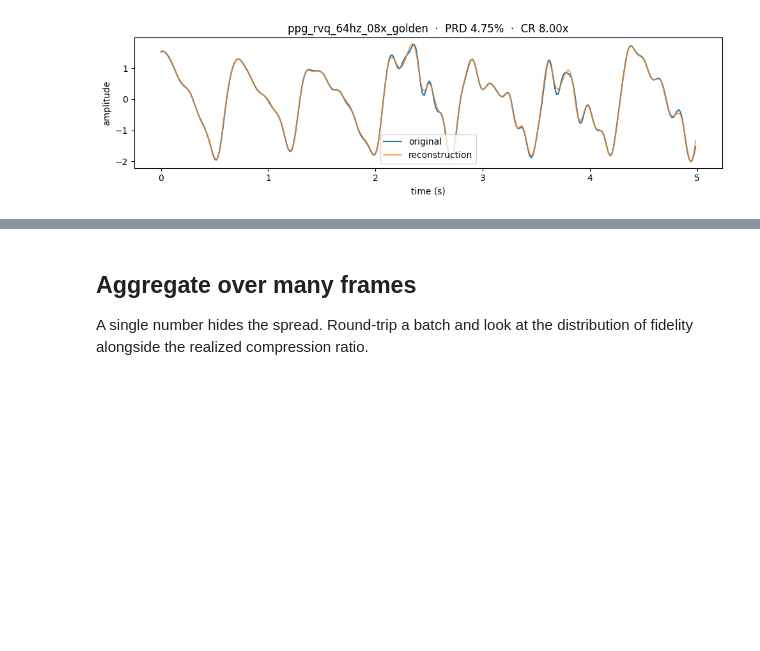
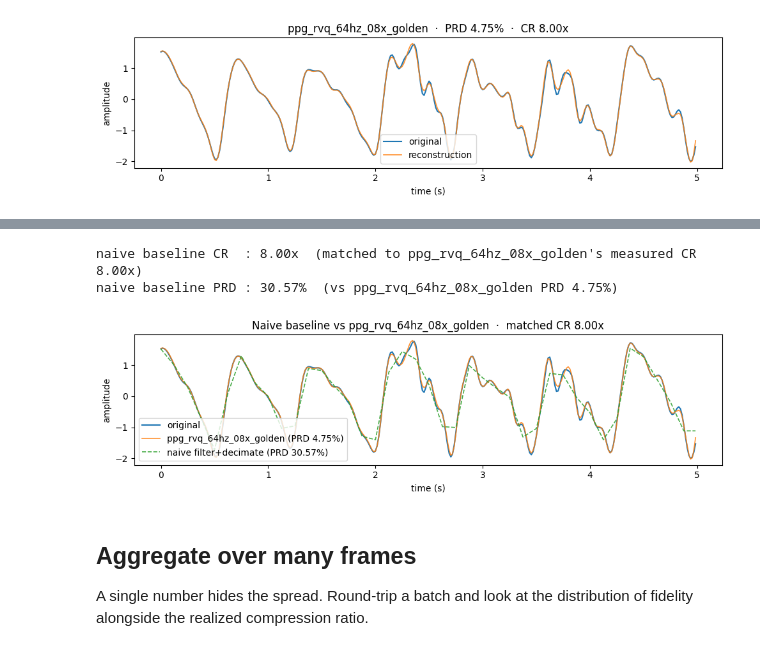
Before and after one commit to AmbiqAI/compressionkit, a Jupyter notebook: examples/01_quickstart_golden_codec.ipynb, the cells around one changed output, grey strips where cells are left out. Saved outputs shown, nothing was run; the diff lists cells and outputs as text; code cells hidden in the pictures; blank space fills up the shorter version.

```diff
--- a/examples/01_quickstart_golden_codec.ipynb
+++ b/examples/01_quickstart_golden_codec.ipynb
@@ -151,3 +162,50 @@ plt.show()
+# %%
+def naive_downsample_reconstruct(x: np.ndarray, sample_rate: float, cr: float) -> tuple[np.ndarray, float]:
+    """Anti-alias low-pass + decimate by ~`cr`, then linearly interpolate back.
+
+    Returns the reconstruction (same length as `x`) and the measured CR,
+    assuming the decimated samples are stored as raw 32-bit floats (no
+    entropy coding at all). This is a floor, not a competitive baseline.
+    """
+    stride = max(1, round(cr))
+    nyq = 0.5 * sample_rate
+    cutoff = min(0.9 * nyq / stride, 0.99 * nyq)
+    sos = butter(4, cutoff / nyq, btype="low", output="sos")
+    filtered = sosfiltfilt(sos, x)
+    idx = np.arange(0, x.size, stride)
+    decimated = filtered[idx]
+    recon = np.interp(np.arange(x.size), idx, decimated)
+    measured_cr = x.size / decimated.size
+    return recon.astype(np.float32), measured_cr
+
+
+naive_recon, naive_cr = naive_downsample_reconstruct(frame, codec.sample_rate, true_cr)
+naive_metrics = compute_signal_metrics(frame, naive_recon)
+
+print(f"naive baseline CR  : {naive_cr:.2f}x  (matched to {codec.name}'s measured CR {true_cr:.2f}x)")
+print(f"naive baseline PRD : {naive_metrics['prd_percent']:.2f}%  (vs {codec.name} PRD {m['prd_percent']:.2f}%)")
+
+plt.figure(figsize=(10, 3))
+plt.plot(t, frame, label="original", lw=1.5)
+plt.plot(t, recon, label=f"{codec.name} (PRD {m['prd_percent']:.2f}%)", lw=1.2, alpha=0.85)
+plt.plot(
+    t,
+    naive_recon,
+    label=f"naive filter+decimate (PRD {naive_metrics['prd_percent']:.2f}%)",
+    lw=1.2,
+    alpha=0.85,
+    ls="--",
+)
+plt.xlabel("time (s)")
+plt.ylabel("amplitude")
+plt.title(f"Naive baseline vs {codec.name}  ·  matched CR {naive_cr:.2f}x")
+plt.legend()
+plt.tight_layout()
+plt.show()
+# %% [output]
+naive baseline CR  : 8.00x  (matched to ppg_rvq_64hz_08x_golden's measured CR 8.00x)
+naive baseline PRD : 30.57%  (vs ppg_rvq_64hz_08x_golden PRD 4.75%)
+[figure, added]
 # %% [markdown]
 ## Aggregate over many frames
 
```
Also changed, not shown: parts of 2 cells of this notebook.
